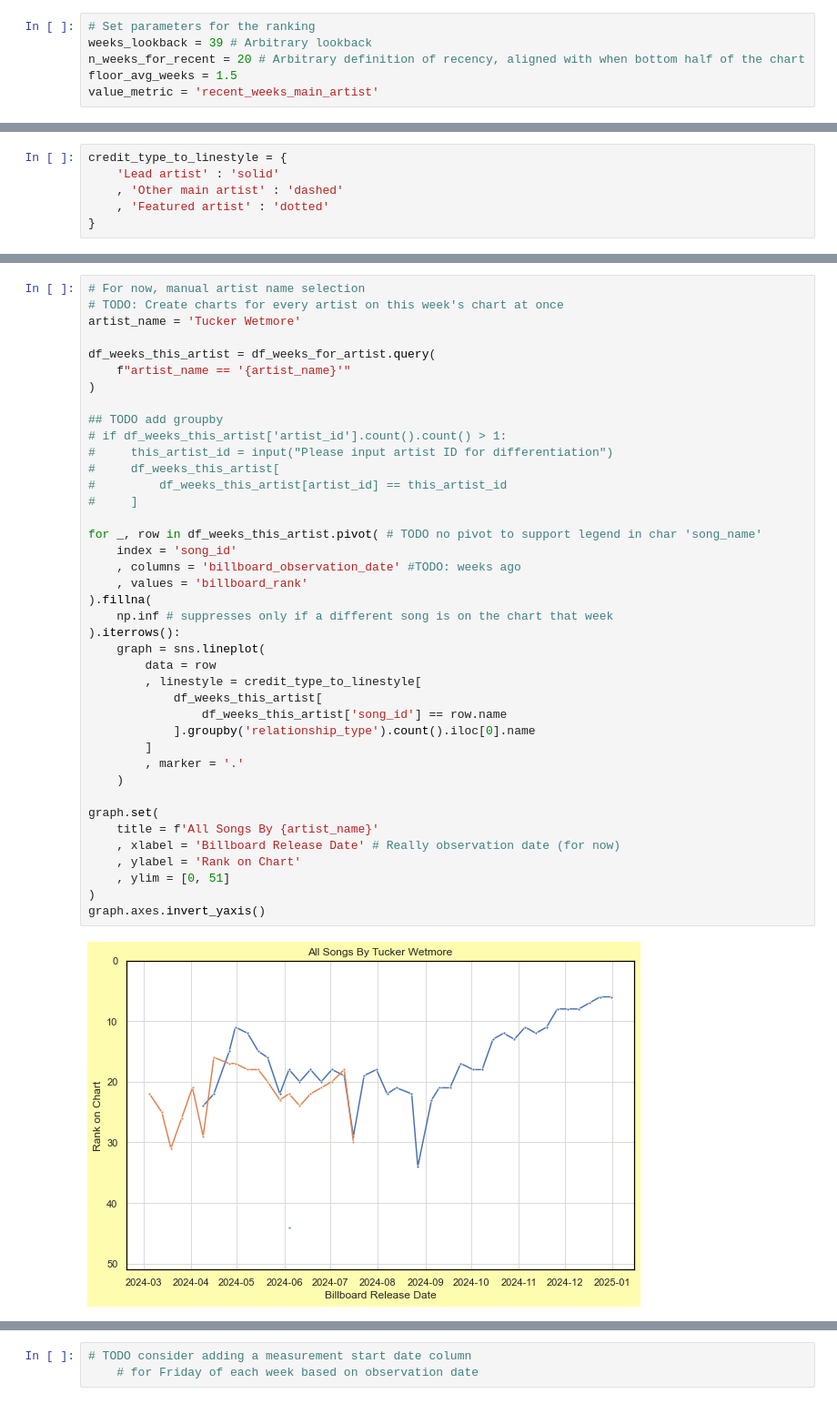
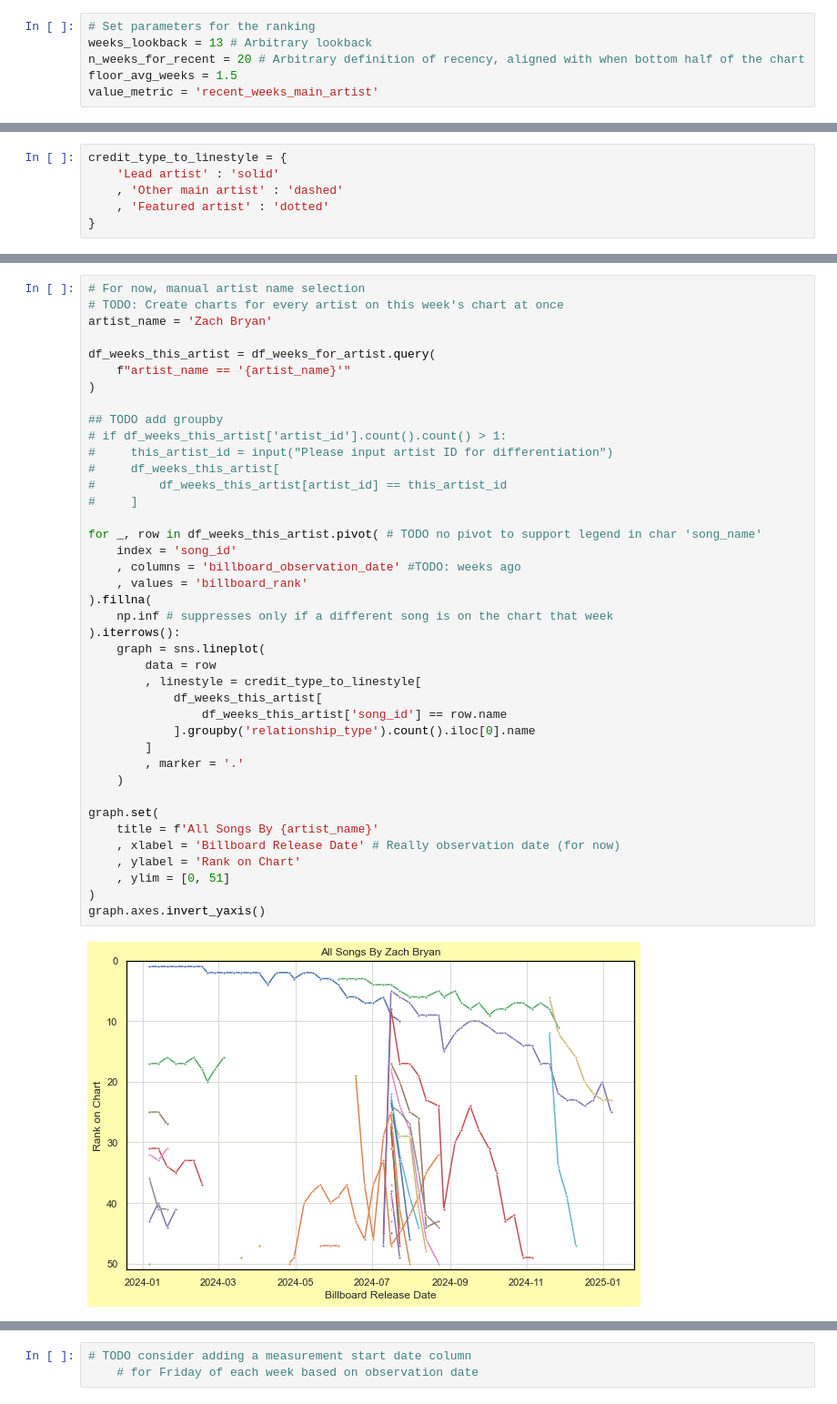
Before and after one commit to jwmanahan/billboard, a Jupyter notebook: add_new_week.ipynb, the cells around one changed output, grey strips where cells are left out. Shown at 91% size. Cells and saved outputs as stored; diff of their text form.

Commit message:
Add new week

```diff
--- a/add_new_week.ipynb
+++ b/add_new_week.ipynb
@@ -403,7 +401,7 @@ In a command terminal
 ## Run the ranking SQL script
 # %%
 # Set parameters for the ranking
-weeks_lookback = 39 # Arbitrary lookback
+weeks_lookback = 13 # Arbitrary lookback
 n_weeks_for_recent = 20 # Arbitrary definition of recency, aligned with when bottom half of the chart
 floor_avg_weeks = 1.5
 value_metric = 'recent_weeks_main_artist'
@@ -816,7 +812,7 @@ Friends Like That: John Morgan(126) feat Jason Aldean(21)
 # %%
 # For now, manual artist name selection
 # TODO: Create charts for every artist on this week's chart at once
-artist_name = 'Tucker Wetmore'
+artist_name = 'Zach Bryan'
 
 df_weeks_this_artist = df_weeks_for_artist.query(
     f"artist_name == '{artist_name}'"
@@ -827,34 +823,34 @@ df_weeks_this_artist = df_weeks_for_artist.query(
 #     this_artist_id = input("Please input artist ID for differentiation")
 #     df_weeks_this_artist[
 #         df_weeks_this_artist[artist_id] == this_artist_id
 #     ]
 
 for _, row in df_weeks_this_artist.pivot( # TODO no pivot to support legend in char 'song_name'
     index = 'song_id'
     , columns = 'billboard_observation_date' #TODO: weeks ago
     , values = 'billboard_rank'
 ).fillna(
     np.inf # suppresses only if a different song is on the chart that week
 ).iterrows():
     graph = sns.lineplot(
         data = row
         , linestyle = credit_type_to_linestyle[
             df_weeks_this_artist[
                 df_weeks_this_artist['song_id'] == row.name
             ].groupby('relationship_type').count().iloc[0].name
         ]
         , marker = '.'
     )
 
 graph.set(
     title = f'All Songs By {artist_name}'
     , xlabel = 'Billboard Release Date' # Really observation date (for now)
     , ylabel = 'Rank on Chart'
     , ylim = [0, 51]
 )
 graph.axes.invert_yaxis()
 # %% [output]
-[figure, old version]
+[figure, new version]
 # %%
 # TODO: Set comparison_observation_date as num weeks back, not specific date
 current_observation_date = billboard_observation_date
```
Also changed, not shown: parts of 36 cells of this notebook, 5 other files.
